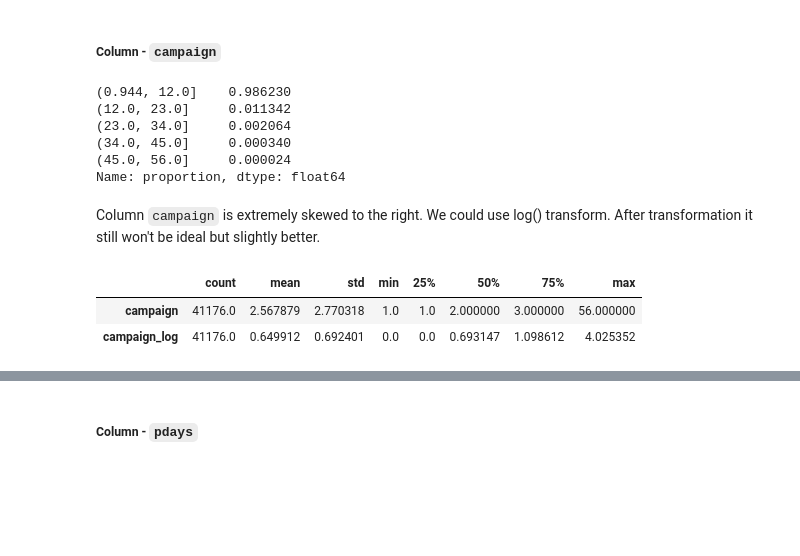
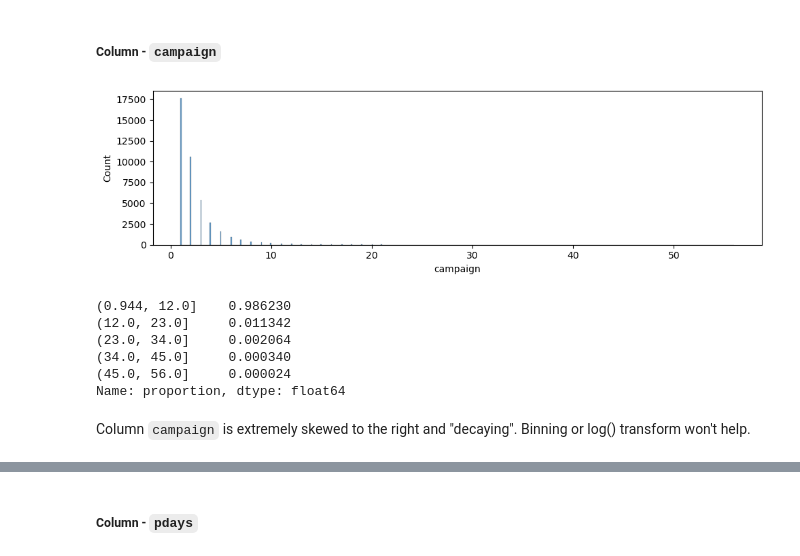
Before and after one commit to outdegree/BH-PCMLAI-M17-App3, a Jupyter notebook: prompt_III.ipynb, the cells around one changed output, grey strips where cells are left out. Cells and saved outputs as stored; diff of their text form; code cells hidden in the pictures; blank space fills up the shorter version.

```diff
--- a/prompt_III.ipynb
+++ b/prompt_III.ipynb
@@ -209,6 +271,10 @@ Column `duration` is extremely skewed to the right. We could potentially try log
 df.drop(columns = ['duration'], inplace = True)
 # %% [markdown]
 ##### Column - `campaign`
+# %%
+plot_column_histogram('campaign')
+# %% [output]
+[figure, added]
 # %%
 df['campaign'].value_counts(bins = 5, normalize = True)
 # %% [output]
@@ -219,11 +285,4 @@ df['campaign'].value_counts(bins = 5, normalize = True)
 (45.0, 56.0]     0.000024
 Name: proportion, dtype: float64
 # %% [markdown]
-Column `campaign` is extremely skewed to the right. We could use log() transform. After transformation it still won't be ideal but slightly better.
+Column `campaign` is extremely skewed to the right and "decaying". Binning or log() transform won't help.
-# %%
-df['campaign_log'] = np.log(df['campaign'])
-df[['campaign', 'campaign_log']].describe().T
-# %% [output]
-|  | count | mean | std | min | 25% | 50% | 75% | max |
-| campaign | 41176.0 | 2.567879 | 2.770318 | 1.0 | 1.0 | 2.000000 | 3.000000 | 56.000000 |
-| campaign_log | 41176.0 | 0.649912 | 0.692401 | 0.0 | 0.0 | 0.693147 | 1.098612 | 4.025352 |
```
Also changed, not shown: parts of 63 cells of this notebook.
